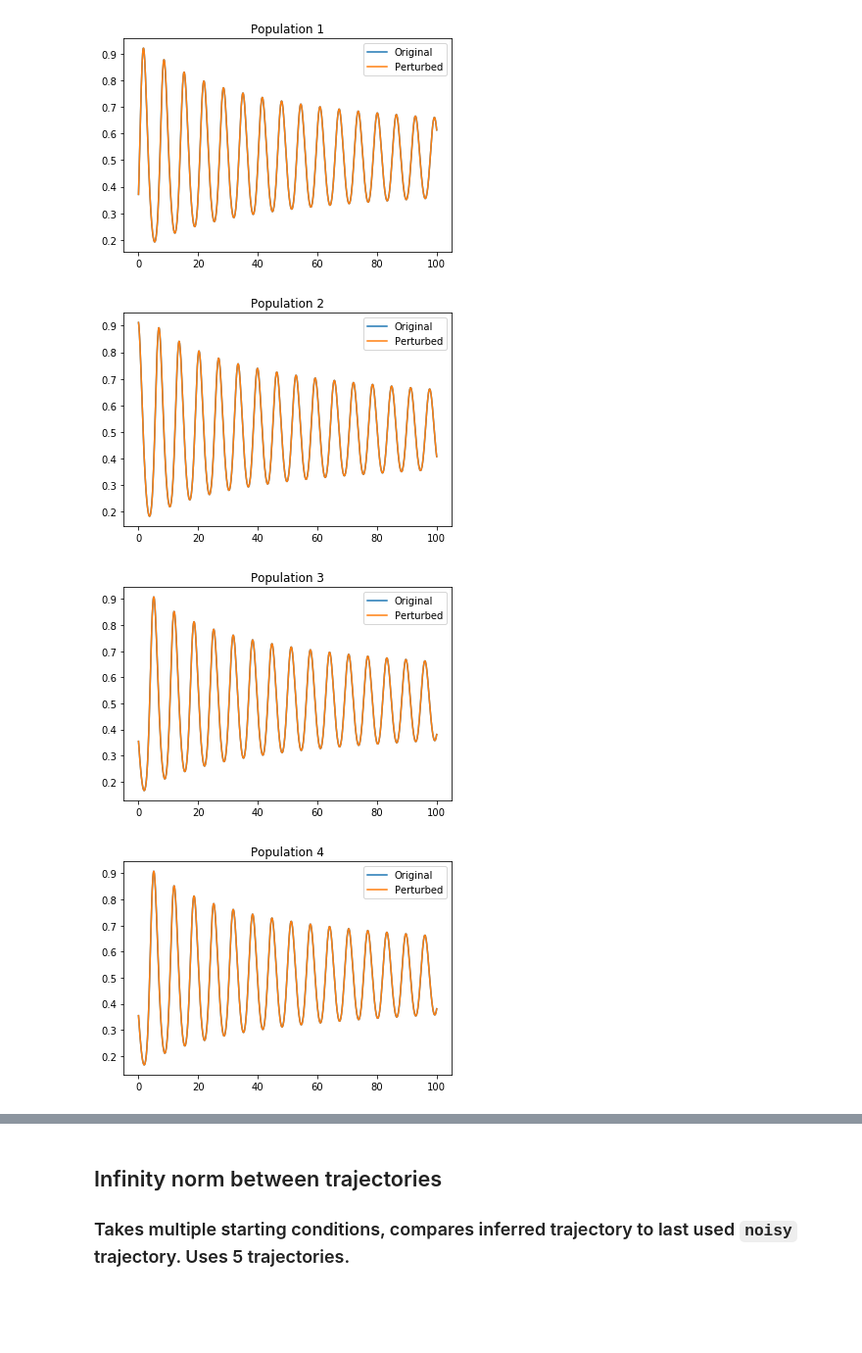
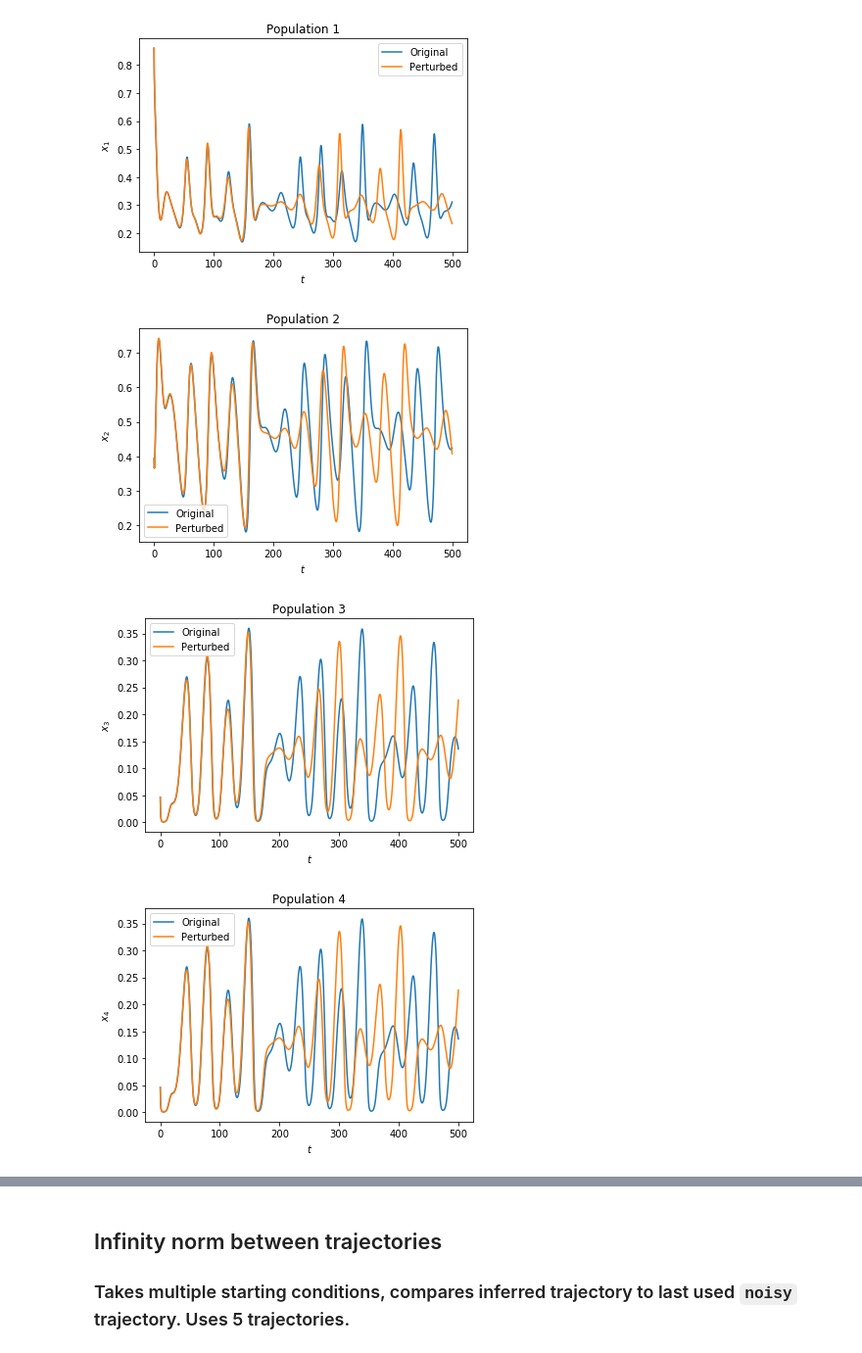
Before and after one commit to alexanderwhatley/am_205_final_project, a Jupyter notebook: Richard's Notebook.ipynb, the cells around one changed output, grey strips where cells are left out. Shown at 98% size. Drawn from its saved outputs; the diff is of its cells as text; code cells hidden in the pictures; blank space fills up the shorter version.

```diff
--- a/Richard's Notebook.ipynb
+++ b/Richard's Notebook.ipynb
@@ -47,13 +47,15 @@ from sparse_identification import sindy
 #--> Defines various functions used in this script.
 
 def Lotka_Volterra(x0, r, a, time):
+#     def dynamical_system(y,t):
+#         dy = np.zeros_like(y)
+#         for i in range(4):
+#             dy[i] = r[i]*y[i]*(1-a[i][0]*y[0]-a[i][1]*y[1]-a[i][2]*y[2]-a[i][3]*y[3])
+#         return dy
     def dynamical_system(y,t):
-        dy = np.zeros_like(y)
-        for i in range(4):
-            dy[i] = r[i]*y[i]*(1-a[i][0]*y[0]-a[i][1]*y[1]-a[i][2]*y[2]-a[i][3]*y[3])
-        return dy
+        return (r + a @ y) * y
 
-    x = odeint(dynamical_system, x0, time, mxstep=0)
+    x = odeint(dynamical_system, x0, time, mxstep=5000000)
     dt = time[1] - time[0]
     xdot = spder(x, dt)
 
@@ -140,46 +142,61 @@ def Identified_Model(y, t, library, estimator):
 def perturb_parameters(p, mean=0, stdev=0):
     return p + np.random.normal(mean, stdev, size=p.shape)
 # %%
+# true_r = np.array([1, 0.5, 1.5, 1])
+# true_a = np.array([[-1, -1, -1.5, 0],
+#                   [0, -0.5, -0.25, -0.75],
+#                   [-3, 0, -1.5, -0.75],
+#                   [-1, -0.5, -0.5, -1]])
+
 true_r = np.array([1, 0.72, 1.53, 1.27])
-true_a = np.array([[1, 1.09, 1.52, 0],
-                  [0, 1, 0.44, 1.36],
-                  [2.33, 0, 1, 0.47],
-                  [1.21, 0.51, 0.35, 1]])
+true_a = np.array([[-1, -1.09, -1.52, 0],
+                  [0, -1*0.72, -0.44*0.72, -1.36*0.72],
+                  [-2.33*1.53, 0, -1.53, -0.47*1.53],
+                  [-1.21*1.27, -0.51*1.27, -0.35*1.27, -1.27]])
 # %%
 # Verify chaotic system
 r = true_r.copy()
 a = true_a.copy()
-t = np.linspace(0, 100, 1000)
+t = np.linspace(0, 500, 1000)
 
 x0 = np.random.uniform(0, 1, 4)
 while True:
     x_temp, dx_temp = Lotka_Volterra(x0, r, a, t)
     if np.max(np.abs(x_temp)) > 10 or np.any(np.isnan(x_temp)) or np.all(x_temp == 0):
             continue
     break
+a[0, 3] += 0.01
 x_pert, dx_pert = Lotka_Volterra(x0, r, a, t)
 plt.plot(t, x_temp[:, 0], label="Original")
 plt.plot(t, x_pert[:, 0], label="Perturbed")
 plt.legend()
+plt.ylabel("$x_{1}$")
+plt.xlabel("$t$")
 plt.title("Population 1")
 plt.show()
 plt.plot(t, x_temp[:, 1], label="Original")
 plt.plot(t, x_pert[:, 1], label="Perturbed")
 plt.legend()
+plt.ylabel("$x_{2}$")
+plt.xlabel("$t$")
 plt.title("Population 2")
 plt.show()
 plt.plot(t, x_temp[:, 2], label="Original")
 plt.plot(t, x_pert[:, 2], label="Perturbed")
 plt.legend()
+plt.ylabel("$x_{3}$")
+plt.xlabel("$t$")
 plt.title("Population 3")
 plt.show()
 plt.plot(t, x_temp[:, 2], label="Original")
 plt.plot(t, x_pert[:, 2], label="Perturbed")
 plt.legend()
+plt.ylabel("$x_{4}$")
+plt.xlabel("$t$")
 plt.title("Population 4")
 plt.show()
 # %% [output]
-[figure, old version]
+[figure, new version]
-[figure, old version]
+[figure, new version]
-[figure, old version]
+[figure, new version]
-[figure, old version]
+[figure, new version]
```
Also changed, not shown: parts of 11 cells of this notebook, 37 other files.
